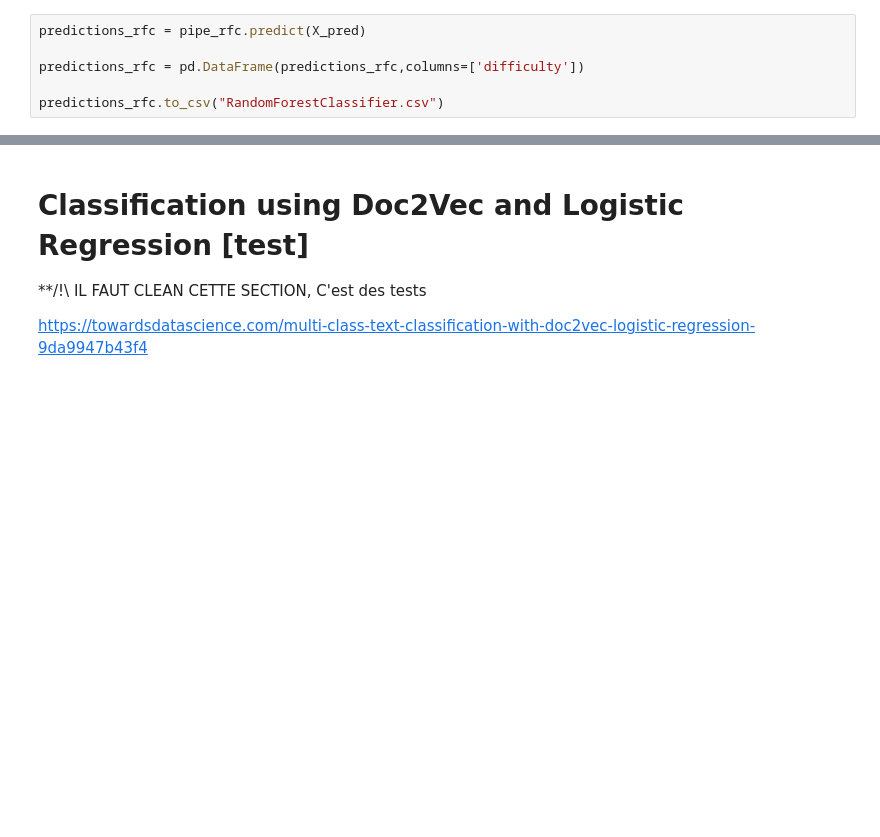
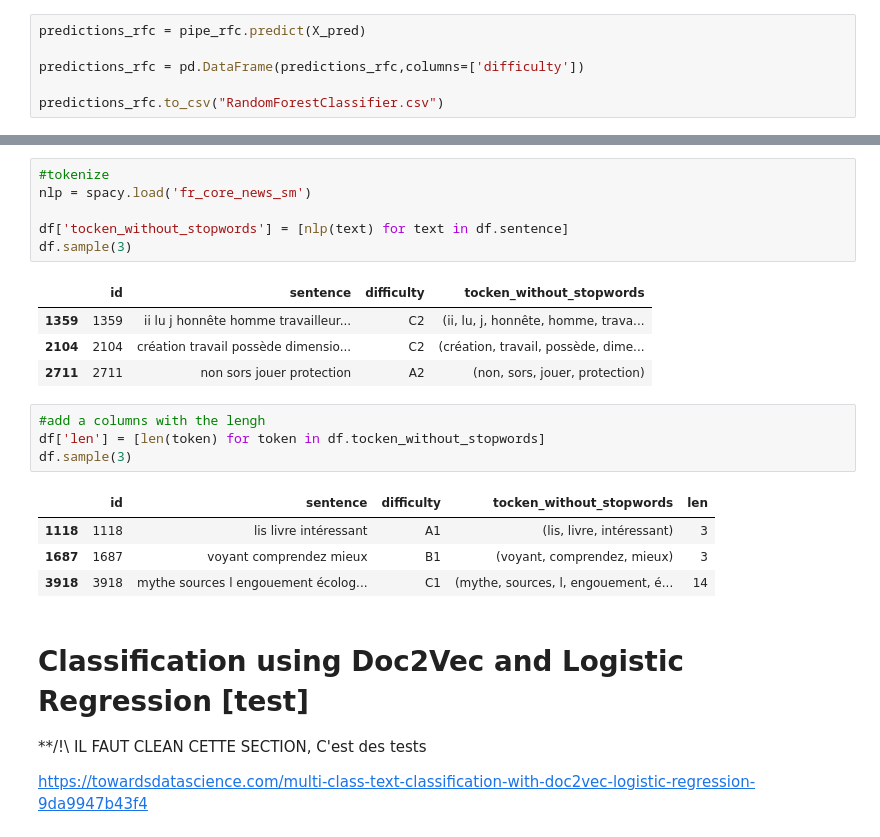
Before and after one commit to stefarine/DMML2022_ROLEX, a Jupyter notebook: code/UNIL_ROLEX.ipynb, the cells around one changed output, grey strips where cells are left out. Cells and saved outputs as stored; diff of their text form; blank space fills up the shorter version.

```diff
--- a/code/UNIL_ROLEX.ipynb
+++ b/code/UNIL_ROLEX.ipynb
@@ -303,3 +376,23 @@ predictions_rfc.to_csv("RandomForestClassifier.csv")
+# %%
+#tokenize
+nlp = spacy.load('fr_core_news_sm')
+
+df['tocken_without_stopwords'] = [nlp(text) for text in df.sentence]
+df.sample(3)
+# %% [output]
+|  | id | sentence | difficulty | tocken_without_stopwords |
+| 1359 | 1359 | ii lu j honnête homme travailleur... | C2 | (ii, lu, j, honnête, homme, trava... |
+| 2104 | 2104 | création travail possède dimensio... | C2 | (création, travail, possède, dime... |
+| 2711 | 2711 | non sors jouer protection | A2 | (non, sors, jouer, protection) |
+# %%
+#add a columns with the lengh
+df['len'] = [len(token) for token in df.tocken_without_stopwords]
+df.sample(3)
+# %% [output]
+|  | id | sentence | difficulty | tocken_without_stopwords | len |
+| 1118 | 1118 | lis livre intéressant | A1 | (lis, livre, intéressant) | 3 |
+| 1687 | 1687 | voyant comprendez mieux | B1 | (voyant, comprendez, mieux) | 3 |
+| 3918 | 3918 | mythe sources l engouement écolog... | C1 | (mythe, sources, l, engouement, é... | 14 |
 # %% [markdown]
 # Classification using Doc2Vec and Logistic Regression [test]
 
```
Also changed, not shown: parts of 23 cells of this notebook.
